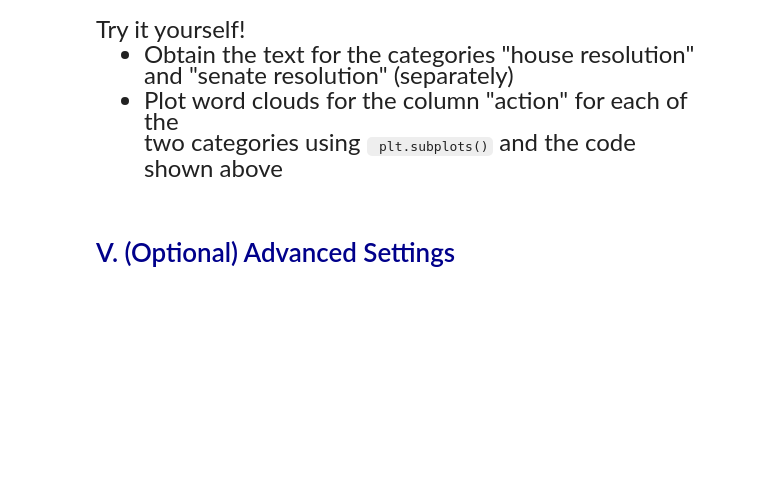
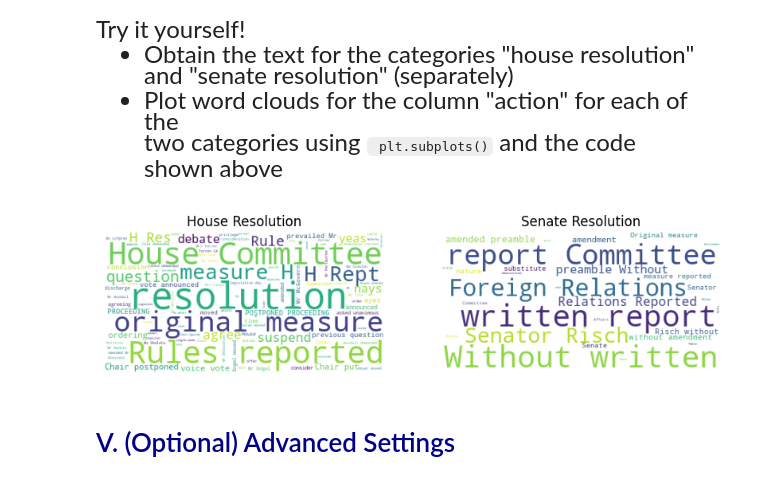
Before and after one commit to apastor03/datasci530fall2026, a Jupyter notebook: Lecture 09/lecture_9b - Word Clouds.ipynb, the cells around one changed output. Drawn from its saved outputs; the diff is of its cells as text; code cells hidden in the pictures; blank space fills up the shorter version.

```diff
--- a/Lecture 09/lecture_9b - Word Clouds.ipynb
+++ b/Lecture 09/lecture_9b - Word Clouds.ipynb
@@ -181,3 +192,27 @@ shown above
+# %%
+# Get actions for each resolution category
+subset_house_resolution = bills_actions.query('category == "house resolution"')
+subset_senate_resolution = bills_actions.query('category == "senate resolution"')
+
+text_house_resolution = " ".join(subset_house_resolution["action"].dropna().astype(str))
+text_senate_resolution = " ".join(subset_senate_resolution["action"].dropna().astype(str))
+
+# Plot the word clouds side by side
+fig, list_subfig = plt.subplots(1, 2, figsize=(10, 4))
+
+word_cloud_house_resolution = WordCloud(background_color="white").generate(text_house_resolution)
+list_subfig[0].imshow(word_cloud_house_resolution)
+list_subfig[0].axis("off")
+list_subfig[0].set_title("House Resolution")
+
+word_cloud_senate_resolution = WordCloud(background_color="white").generate(text_senate_resolution)
+list_subfig[1].imshow(word_cloud_senate_resolution)
+list_subfig[1].axis("off")
+list_subfig[1].set_title("Senate Resolution")
+
+plt.show()
+# %% [output]
+[figure, added]
 # %% [markdown]
 # <span style="color:darkblue"> V. (Optional) Advanced Settings </span>
 # %%
```
Also changed, not shown: parts of 8 cells of this notebook, 20 other files.
